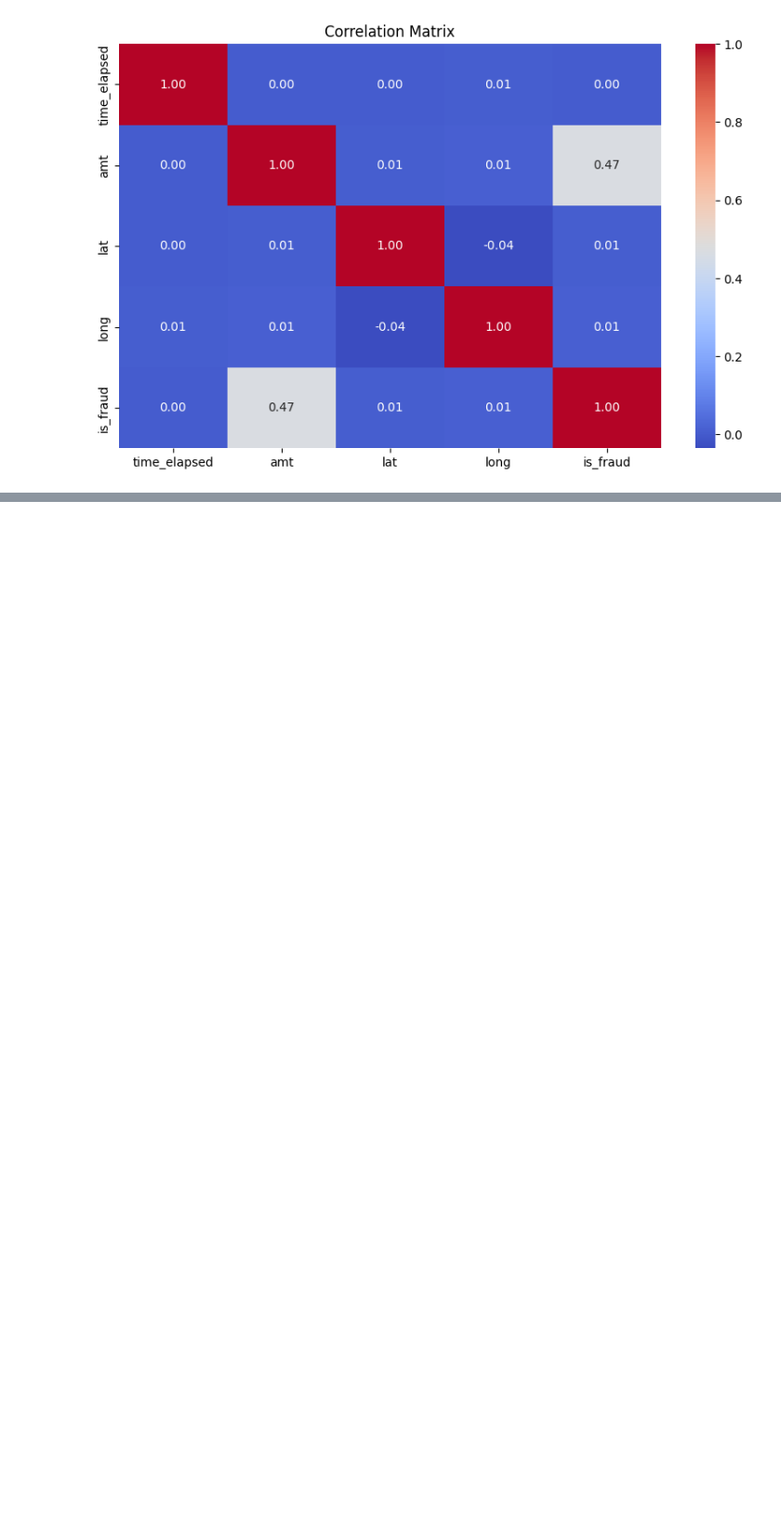
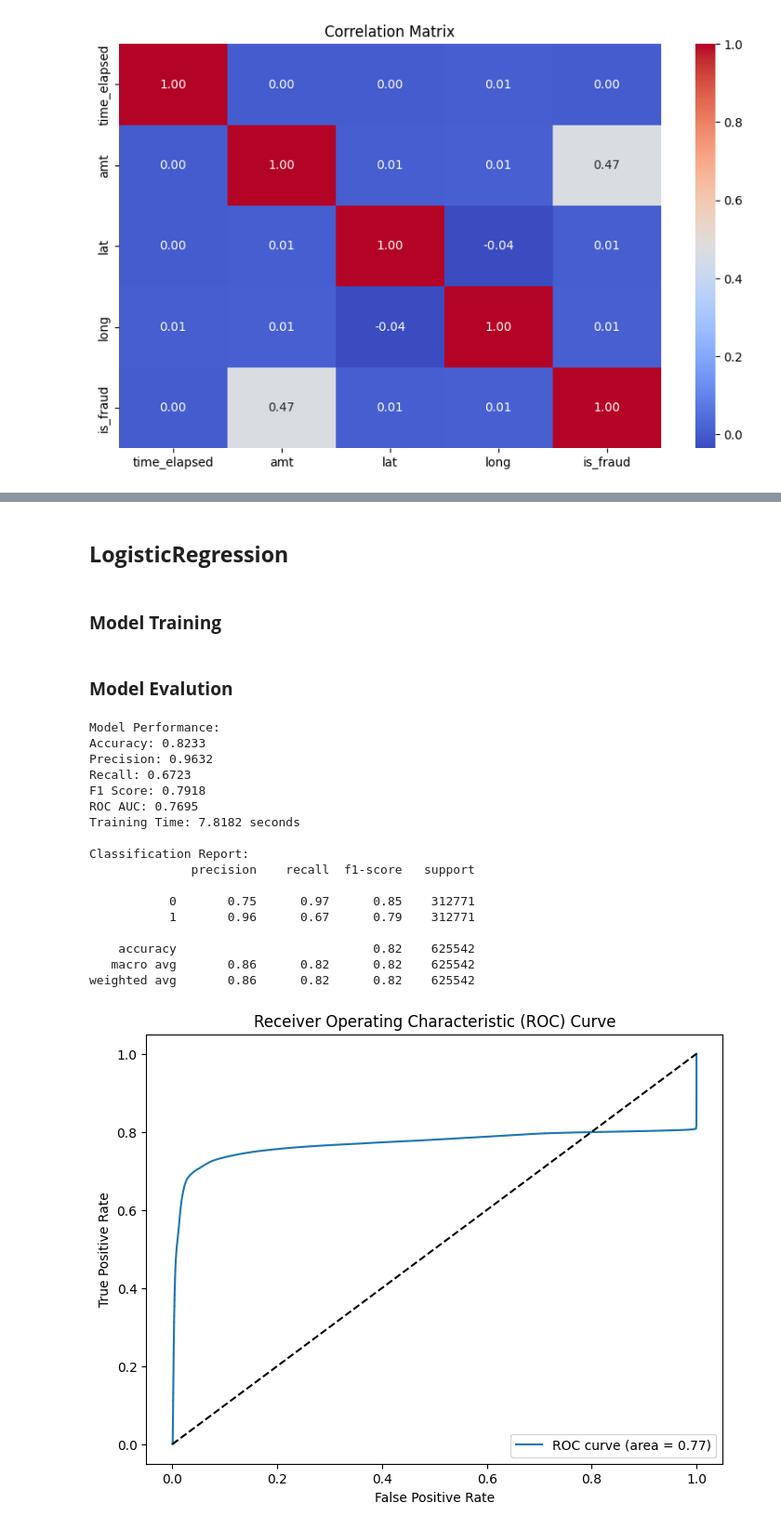
Before and after one commit to sanaarshadmahmood/Card-fraud-detection, a Jupyter notebook: Credit_Card.ipynb, the cells around one changed output, grey strips where cells are left out. Shown at 93% size. Saved outputs shown, nothing was run; the diff lists cells and outputs as text; code cells hidden in the pictures; blank space fills up the shorter version.

```diff
--- a/Credit_Card.ipynb
+++ b/Credit_Card.ipynb
@@ -254,0 +276,4 @@ F1 Score: 0.9825
+# %% [markdown]
+## **LogisticRegression**
+# %% [markdown]
+### **Model Training**
@@ -254,0 +289,66 @@ F1 Score: 0.9825
+# %% [markdown]
+### **Model Evalution**
+# %%
+
+# Predict and evaluate
+y_pred = model.predict(X_test)
+y_prob = model.predict_proba(X_test)[:, 1]  # Probability estimates for ROC
+
+# Calculate performance metrics
+accuracy = accuracy_score(y_test, y_pred)
+precision = precision_score(y_test, y_pred)
+recall = recall_score(y_test, y_pred)
+f1 = f1_score(y_test, y_pred)
+roc_auc = roc_auc_score(y_test, y_prob)
+
+# Print performance metrics
+print("Model Performance:")
+print(f"Accuracy: {accuracy:.4f}")
+print(f"Precision: {precision:.4f}")
+print(f"Recall: {recall:.4f}")
+print(f"F1 Score: {f1:.4f}")
+print(f"ROC AUC: {roc_auc:.4f}")
+print(f"Training Time: {training_time:.4f} seconds")
+
+# Classification report
+print("\nClassification Report:")
+print(classification_report(y_test, y_pred))
+
+# ROC curve
+fpr, tpr, thresholds = roc_curve(y_test, y_prob)
+plt.figure(figsize=(8, 6))
+plt.plot(fpr, tpr, label=f"ROC curve (area = {roc_auc:.2f})")
+plt.plot([0, 1], [0, 1], 'k--')
+plt.xlabel("False Positive Rate")
+plt.ylabel("True Positive Rate")
+plt.title("Receiver Operating Characteristic (ROC) Curve")
+plt.legend(loc="lower right")
+plt.show()
+
+# Confusion matrix
+cm = confusion_matrix(y_test, y_pred)
+plt.figure(figsize=(8, 6))
+sns.heatmap(cm, annot=True, fmt="d", cmap="Blues")
+plt.title("Confusion Matrix")
+plt.xlabel("Predicted Label")
+plt.ylabel("True Label")
+plt.show()
+# %% [output]
+Model Performance:
+Accuracy: 0.8233
+Precision: 0.9632
+Recall: 0.6723
+F1 Score: 0.7918
+ROC AUC: 0.7695
+Training Time: 7.8182 seconds
+
+Classification Report:
+              precision    recall  f1-score   support
+
+           0       0.75      0.97      0.85    312771
+           1       0.96      0.67      0.79    312771
+
+    accuracy                           0.82    625542
+   macro avg       0.86      0.82      0.82    625542
+weighted avg       0.86      0.82      0.82    625542
+[figure, added]
```
Also changed, not shown: parts of 54 cells of this notebook.
